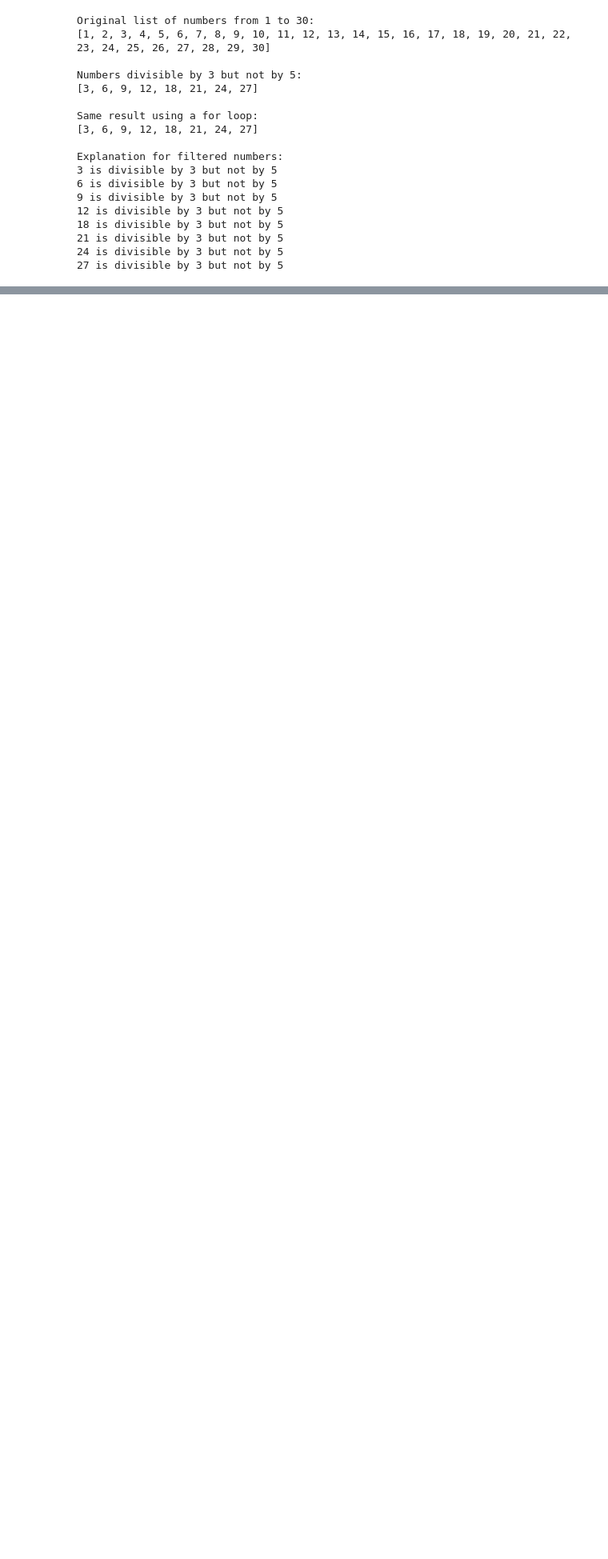
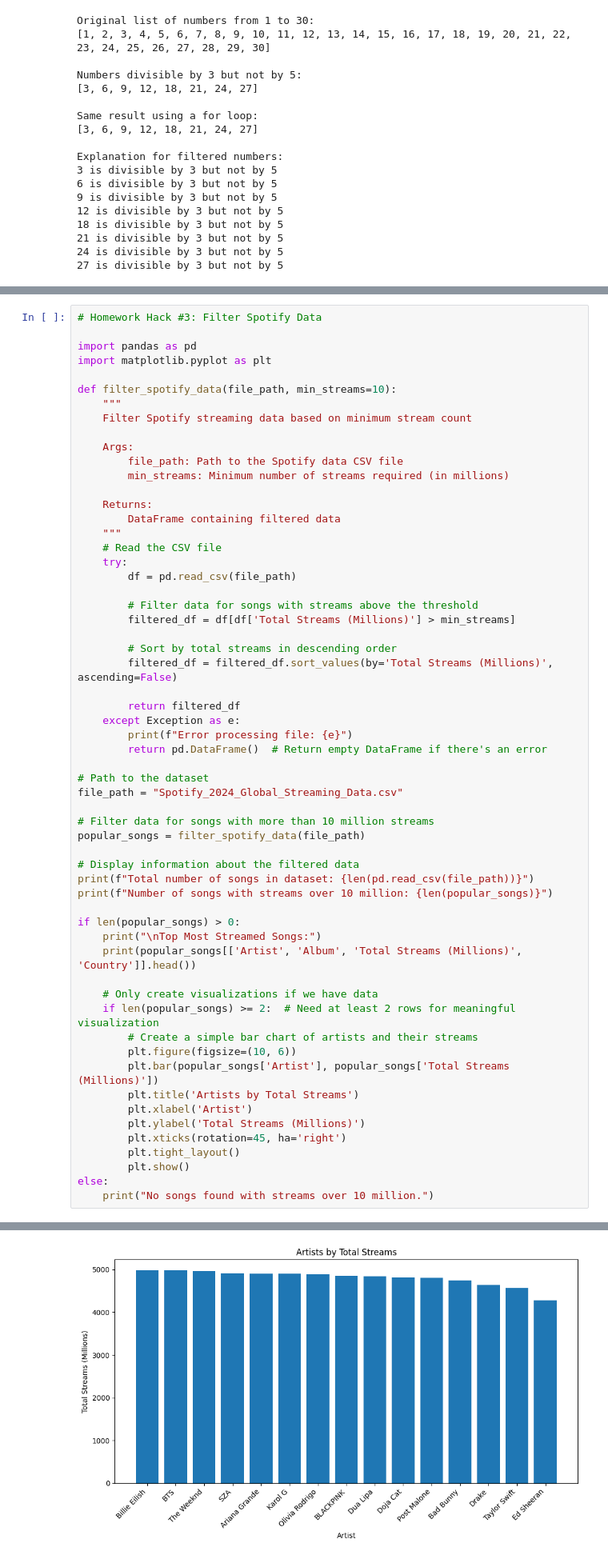
Before and after one commit to DakshaG001/dakshaggCSP_2025, a Jupyter notebook: _notebooks/Foundation/Sprint5/2025-04-08-bigidea3.ipynb, the cells around one changed output, grey strips where cells are left out. Shown at 80% size. Cells and saved outputs as stored; diff of their text form; blank space fills up the shorter version.

```diff
--- a/_notebooks/Foundation/Sprint5/2025-04-08-bigidea3.ipynb
+++ b/_notebooks/Foundation/Sprint5/2025-04-08-bigidea3.ipynb
@@ -205,0 +145,60 @@ Using traditional for loop method:
+# %%
+# Homework Hack #3: Filter Spotify Data
+
+import pandas as pd
+import matplotlib.pyplot as plt
+
+def filter_spotify_data(file_path, min_streams=10):
+    """
+    Filter Spotify streaming data based on minimum stream count
+
+    Args:
+        file_path: Path to the Spotify data CSV file
+        min_streams: Minimum number of streams required (in millions)
+
+    Returns:
+        DataFrame containing filtered data
+    """
+    # Read the CSV file
+    try:
+        df = pd.read_csv(file_path)
+
+        # Filter data for songs with streams above the threshold
+        filtered_df = df[df['Total Streams (Millions)'] > min_streams]
+
+        # Sort by total streams in descending order
+        filtered_df = filtered_df.sort_values(by='Total Streams (Millions)', ascending=False)
+
+        return filtered_df
+    except Exception as e:
+        print(f"Error processing file: {e}")
+        return pd.DataFrame()  # Return empty DataFrame if there's an error
+
+# Path to the dataset
+file_path = "Spotify_2024_Global_Streaming_Data.csv"
+
+# Filter data for songs with more than 10 million streams
+popular_songs = filter_spotify_data(file_path)
+
+# Display information about the filtered data
+print(f"Total number of songs in dataset: {len(pd.read_csv(file_path))}")
+print(f"Number of songs with streams over 10 million: {len(popular_songs)}")
+
+if len(popular_songs) > 0:
+    print("\nTop Most Streamed Songs:")
+    print(popular_songs[['Artist', 'Album', 'Total Streams (Millions)', 'Country']].head())
+
+    # Only create visualizations if we have data
+    if len(popular_songs) >= 2:  # Need at least 2 rows for meaningful visualization
+        # Create a simple bar chart of artists and their streams
+        plt.figure(figsize=(10, 6))
+        plt.bar(popular_songs['Artist'], popular_songs['Total Streams (Millions)'])
+        plt.title('Artists by Total Streams')
+        plt.xlabel('Artist')
+        plt.ylabel('Total Streams (Millions)')
+        plt.xticks(rotation=45, ha='right')
+        plt.tight_layout()
+        plt.show()
+else:
+    print("No songs found with streams over 10 million.")
+# %% [output]
@@ -206,3 +215,4 @@ Using traditional for loop method:
+[figure, added]
 # %% [markdown]
 ## Review Questions
 
```
Also changed, not shown: parts of 2 cells of this notebook, 1 other file.
